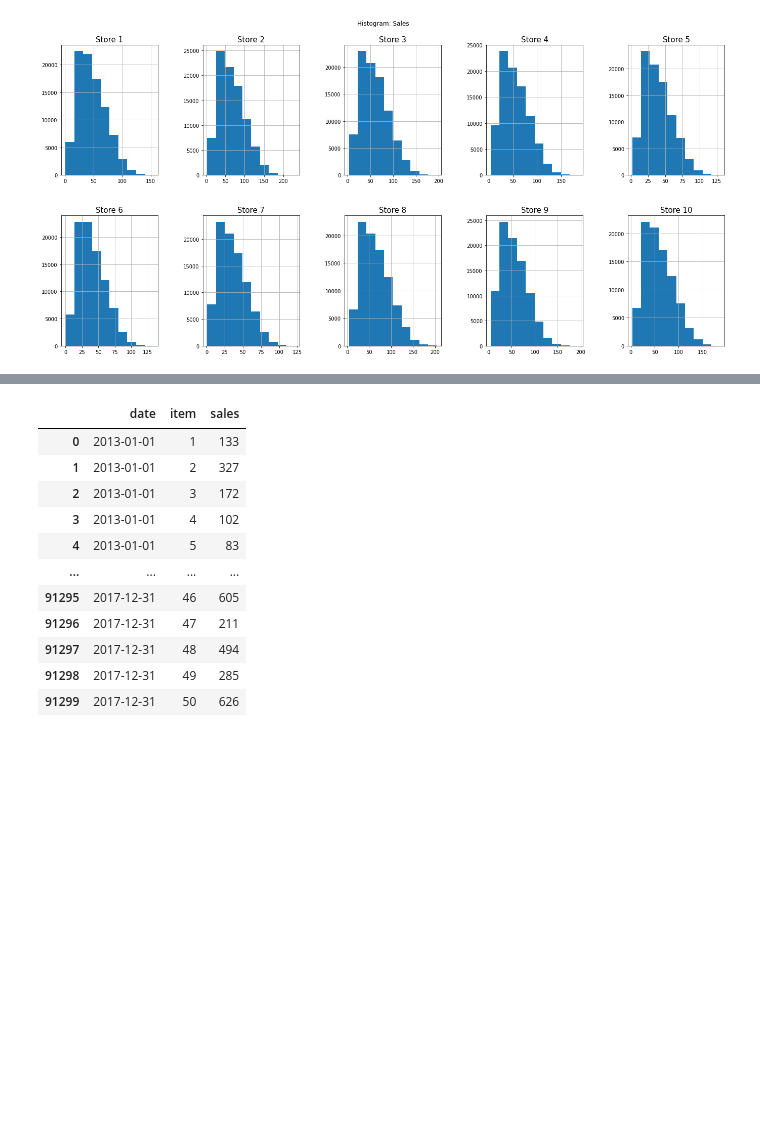
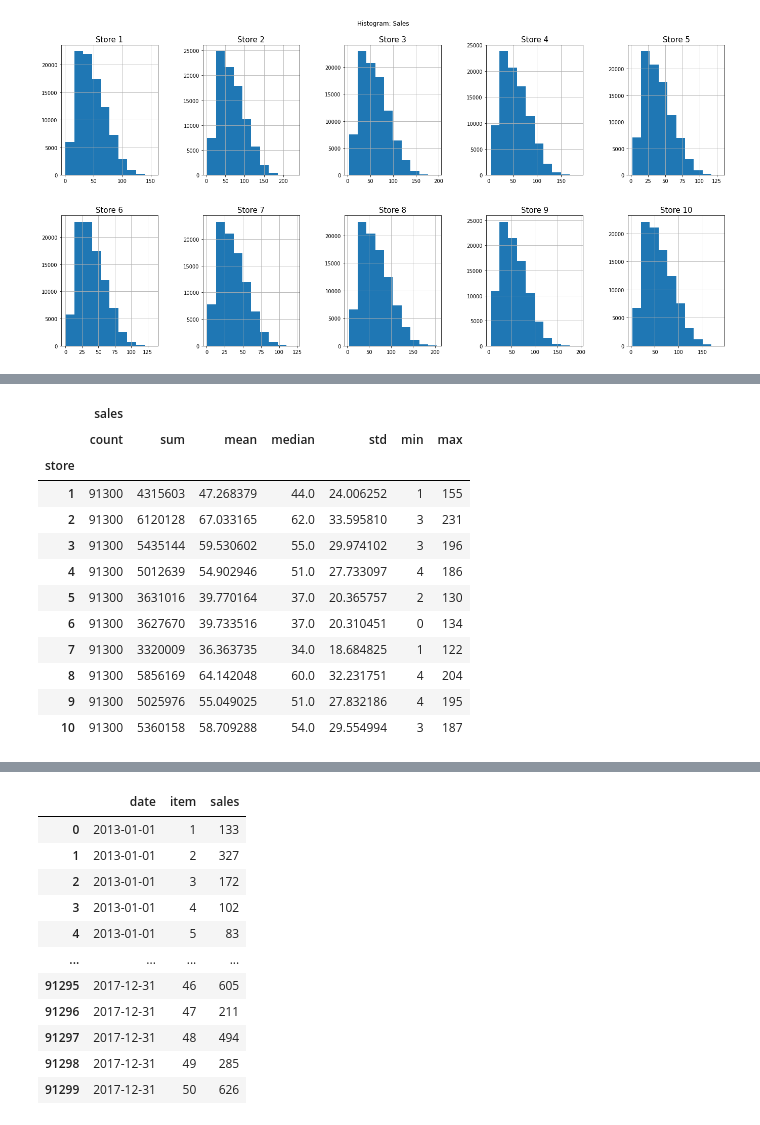
Before and after one commit to Harish-aditya/Inventory_forecasting, a Jupyter notebook: inventoryforecasting.ipynb, the cells around one changed output, grey strips where cells are left out. Cells and saved outputs as stored; diff of their text form; code cells hidden in the pictures; blank space fills up the shorter version.

```diff
--- a/inventoryforecasting.ipynb
+++ b/inventoryforecasting.ipynb
@@ -150,0 +254,16 @@ df
+# %%
+df.groupby(["store"]).agg({"sales": ["count","sum", "mean", "median", "std", "min", "max"]})
+# %% [output]
+|  | sales |  |  |  |  |  |  |
+|  | count | sum | mean | median | std | min | max |
+| store |  |  |  |  |  |  |  |
+| 1 | 91300 | 4315603 | 47.268379 | 44.0 | 24.006252 | 1 | 155 |
+| 2 | 91300 | 6120128 | 67.033165 | 62.0 | 33.595810 | 3 | 231 |
+| 3 | 91300 | 5435144 | 59.530602 | 55.0 | 29.974102 | 3 | 196 |
+| 4 | 91300 | 5012639 | 54.902946 | 51.0 | 27.733097 | 4 | 186 |
+| 5 | 91300 | 3631016 | 39.770164 | 37.0 | 20.365757 | 2 | 130 |
+| 6 | 91300 | 3627670 | 39.733516 | 37.0 | 20.310451 | 0 | 134 |
+| 7 | 91300 | 3320009 | 36.363735 | 34.0 | 18.684825 | 1 | 122 |
+| 8 | 91300 | 5856169 | 64.142048 | 60.0 | 32.231751 | 4 | 204 |
+| 9 | 91300 | 5025976 | 55.049025 | 51.0 | 27.832186 | 4 | 195 |
+| 10 | 91300 | 5360158 | 58.709288 | 54.0 | 29.554994 | 3 | 187 |
```
Also changed, not shown: parts of 24 cells of this notebook.
